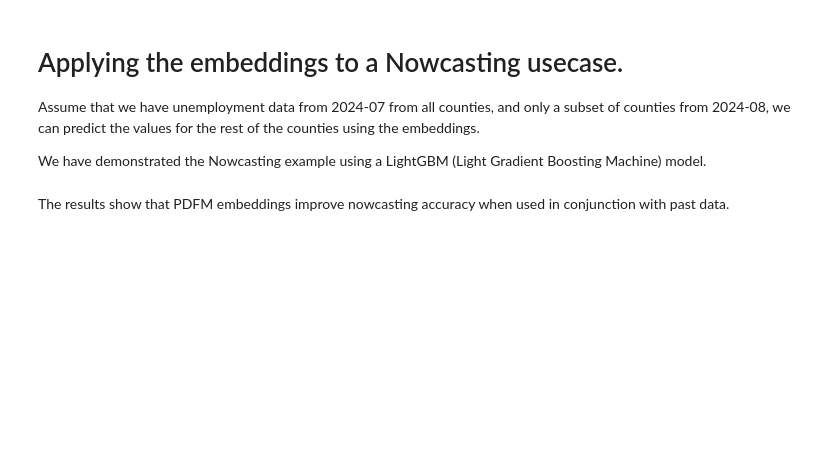
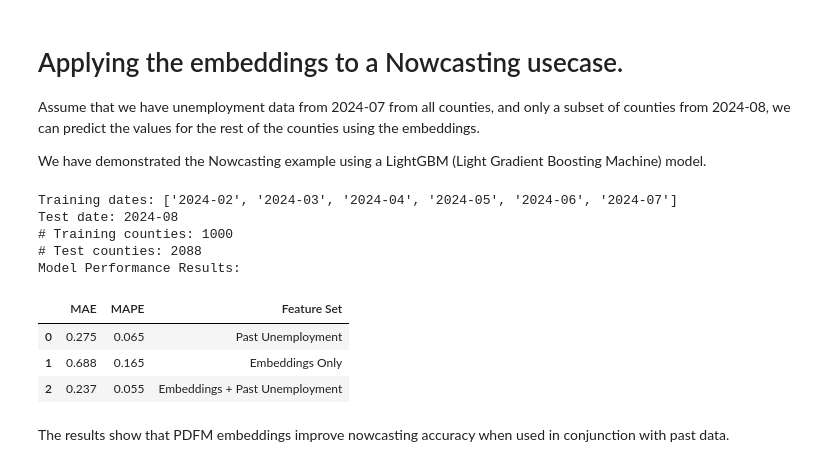
Before and after one commit to google-research/population-dynamics, a Jupyter notebook: notebooks/pdfm_nowcasting.ipynb, the cells around one changed output. Saved outputs shown, nothing was run; the diff lists cells and outputs as text; code cells hidden in the pictures; blank space fills up the shorter version.

```diff
--- a/notebooks/pdfm_nowcasting.ipynb
+++ b/notebooks/pdfm_nowcasting.ipynb
@@ -128,14 +170,17 @@ def train_and_evaluate(train_data, test_data, feature_sets, test_date, model_par
         }
 
     results = []
+    # Drop rows with NaN in the test_date column for evaluation
+    test_data_cleaned = test_data.dropna(subset=[test_date])
+
     for set_name, features in feature_sets.items():
         # Initialize and train the model
         model = lgbm.LGBMRegressor(**model_params)
         model.fit(train_data[features], train_data[test_date])
 
-        # Make predictions and evaluate the model
-        predictions = model.predict(test_data[features])
-        eval_results = evaluate_model(test_data[test_date], predictions)
+        # Make predictions and evaluate the model on the cleaned test_data
+        predictions = model.predict(test_data_cleaned[features])
+        eval_results = evaluate_model(test_data_cleaned[test_date], predictions)
         eval_results['Feature Set'] = set_name  # Add feature set name for reference
         results.append(eval_results)
 
@@ -154,8 +199,12 @@ TRAIN_END_DATE = '2024-07'
 train_dates = [x.strftime('%Y-%m') for x in pd.date_range(
     start=TRAIN_START_DATE, end=TRAIN_END_DATE, freq='MS')]
 
-# Join embeddings with ground truth data (unemployment rate) for modeling
-data = county_embeddings.join(df_labels[train_dates + [TEST_DATE]])
+# Expand the 'features' list into separate columns for modeling
+expanded_features_df = pd.DataFrame(county_embeddings['features'].tolist(), index=county_embeddings.index)
+expanded_features_df.columns = embedding_features
+
+# Join county_embeddings (without the original 'features' column) with the expanded features and then join with df_labels
+data = county_embeddings.drop(columns=['features']).join(expanded_features_df).join(df_labels[train_dates + [TEST_DATE]])
 
 train_data = data.sample(n=1000, random_state=42)
 test_data = data.drop(train_data.index)
@@ -168,33 +217,43 @@ print(f"# Test counties: {test_data.shape[0]}")
 # 1. Using only past unemployment data
 # 2. Using only embeddings data
 # 3. Combining embeddings and past unemployment data to see additive improvements
 FEATURE_SETS = {
     'Past Unemployment': train_dates,
     'Embeddings Only': embedding_features,
     'Embeddings + Past Unemployment': embedding_features + train_dates,
 }
 
 MODEL_PARAMS = {
     'min_child_samples': 10,
     'num_leaves': 23,
     'max_bin': 100,
     'n_estimators': 100,
     'learning_rate': 0.1,
     'force_col_wise': True,
     'verbose': -1,
 }
 
 # Run training and evaluation for each feature set and display results
 evaluation_results = train_and_evaluate(
     train_data=train_data,
     test_data=test_data,
     feature_sets=FEATURE_SETS,
     test_date=TEST_DATE,
     model_params=MODEL_PARAMS
 )
 
 print("Model Performance Results:")
 evaluation_results.round(3)
+# %% [output]
+Training dates: ['2024-02', '2024-03', '2024-04', '2024-05', '2024-06', '2024-07']
+Test date: 2024-08
+# Training counties: 1000
+# Test counties: 2088
+Model Performance Results:
+|  | MAE | MAPE | Feature Set |
+| 0 | 0.275 | 0.065 | Past Unemployment |
+| 1 | 0.688 | 0.165 | Embeddings Only |
+| 2 | 0.237 | 0.055 | Embeddings + Past Unemployment |
 # %% [markdown]
 The results show that PDFM embeddings improve nowcasting accuracy when used in conjunction with past data.
 # %%
```
Also changed, not shown: parts of 14 cells of this notebook.
